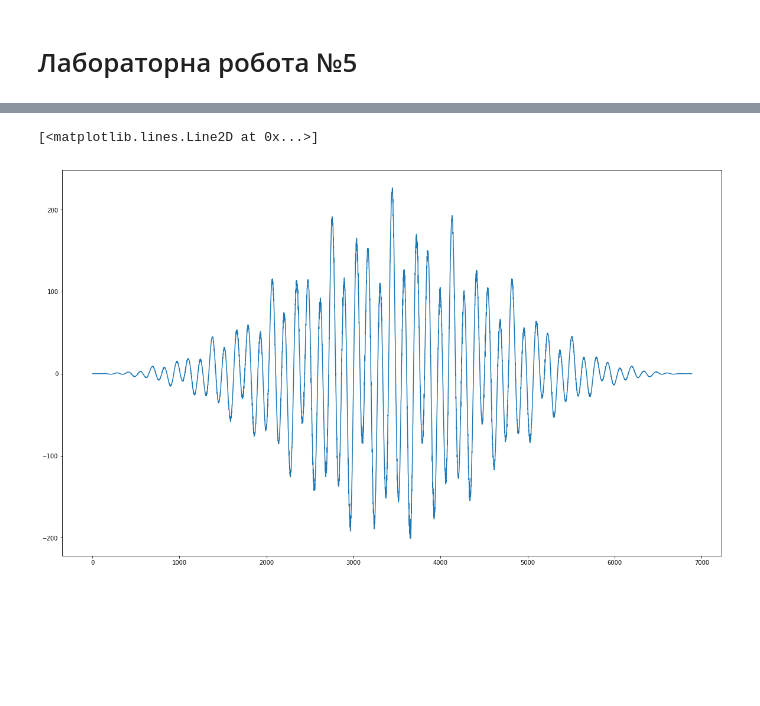
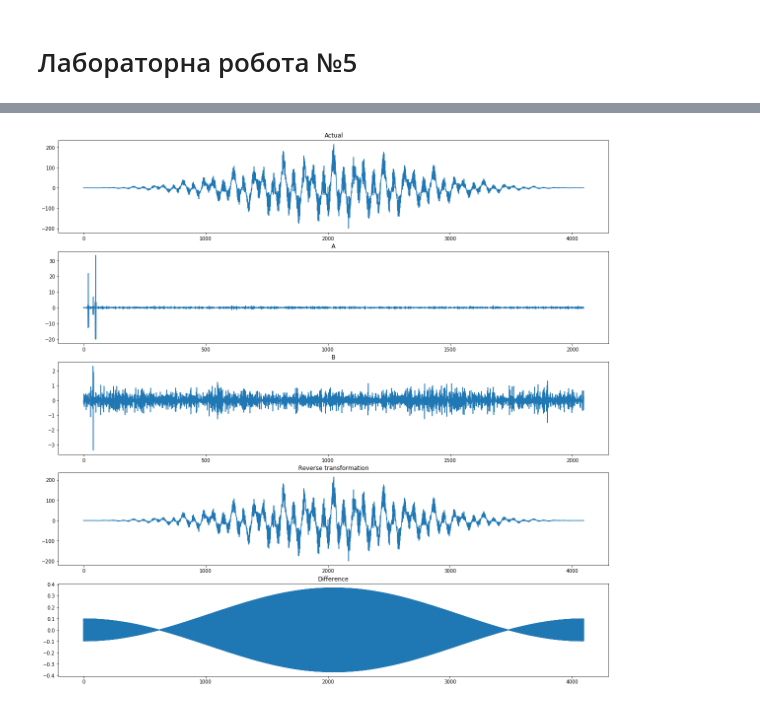
Before and after one commit to vashanin/DataAnalysys, a Jupyter notebook: Lab #5.ipynb, the cells around one changed output, grey strips where cells are left out. Saved outputs shown, nothing was run; the diff lists cells and outputs as text; code cells hidden in the pictures; blank space fills up the shorter version.

```diff
--- a/Lab #5.ipynb
+++ b/Lab #5.ipynb
@@ -17 +12,7 @@ N = int(2 ** n)
+# %%
+ng = 51
+n = int(ng / 4)
+
+N = 2 ** n
+M = 20
 # %%
@@ -83,2 +78,11 @@ plt.plot((dl - s2)[1:])
 # %%
-va = 0.42 - 0.5 * np.cos(2 * np.pi * idx / N) + 0.08 * np.cos(4 * np.pi * idx / N)
+va = np.array([0.42 - 0.5 * np.cos(2 * np.pi * i / N) + 0.08 * np.cos(4 * np.pi * i / N)
+              for i in range(N)])
+
+s1 = s2 * va
+
+a, b, c = transformation(s1=s1)
+r1 = reverse_transformation(a, b)
+plot(s1=s1, a=a, b=b, r1=r1)
+# %% [output]
+[figure, added]
@@ -87,6 +88,0 @@ s1 = s2 * va
-# %%
-plt.figure(figsize=(20, 12))
-plt.plot(s1)
-# %% [output]
-[<matplotlib.lines.Line2D at 0x...>]
-[figure, removed]
```
Also changed, not shown: parts of 31 cells of this notebook.
